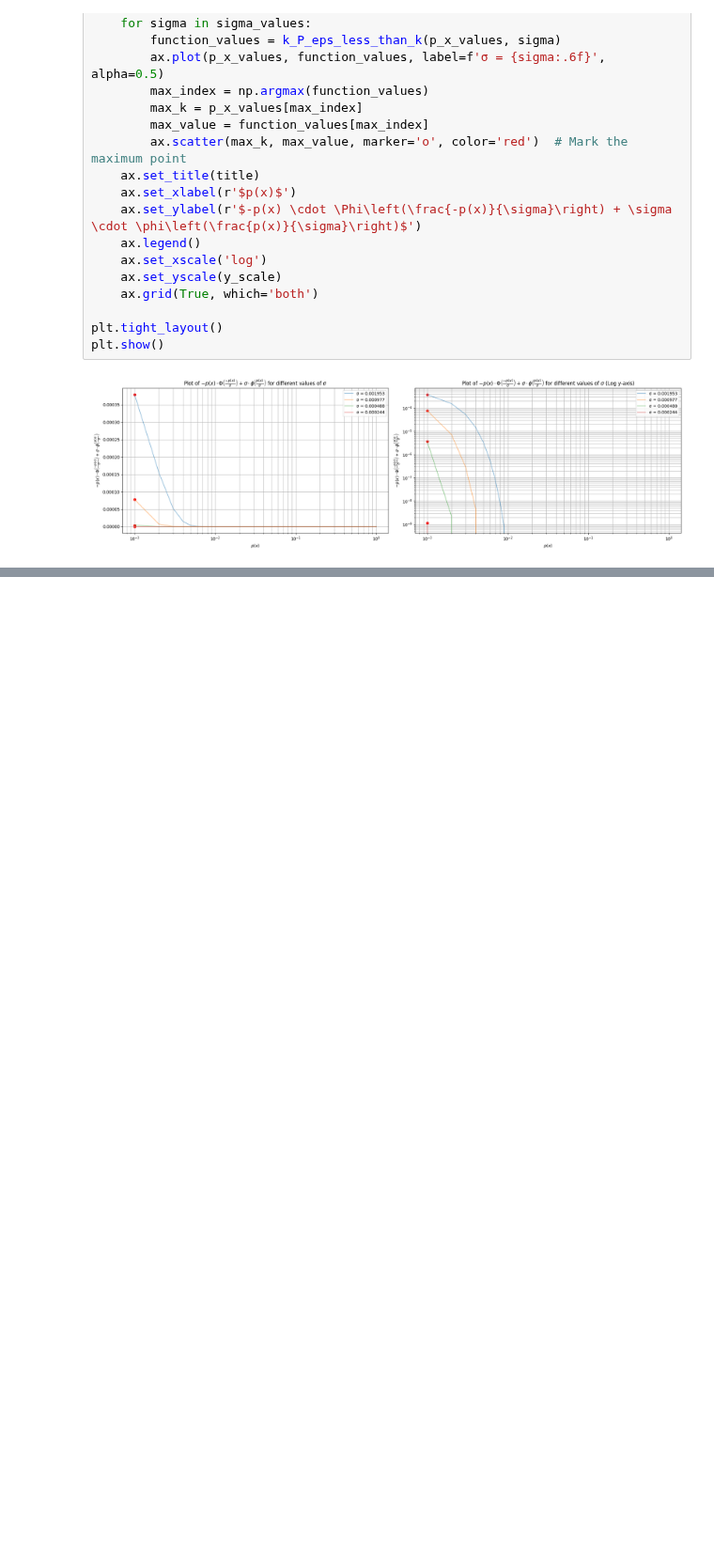
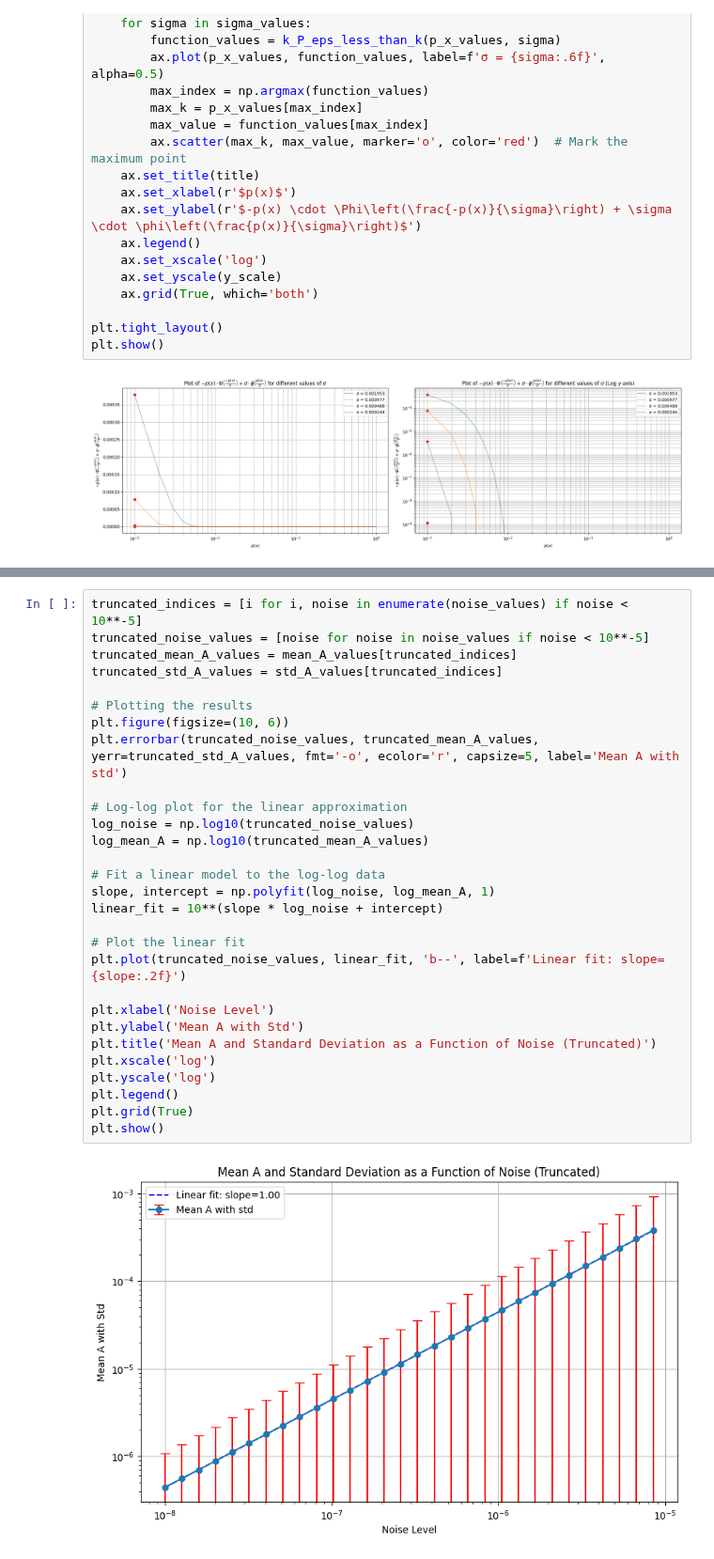
Before and after one commit to warik21/Thesis, a Jupyter notebook: alpha_p.ipynb, the cells around one changed output, grey strips where cells are left out. Shown at 94% size. Drawn from its saved outputs; the diff is of its cells as text; blank space fills up the shorter version.

```diff
--- a/alpha_p.ipynb
+++ b/alpha_p.ipynb
@@ -426,0 +504,31 @@ plt.show()
+# %%
+truncated_indices = [i for i, noise in enumerate(noise_values) if noise < 10**-5]
+truncated_noise_values = [noise for noise in noise_values if noise < 10**-5]
+truncated_mean_A_values = mean_A_values[truncated_indices]
+truncated_std_A_values = std_A_values[truncated_indices]
+
+# Plotting the results
+plt.figure(figsize=(10, 6))
+plt.errorbar(truncated_noise_values, truncated_mean_A_values, yerr=truncated_std_A_values, fmt='-o', ecolor='r', capsize=5, label='Mean A with std')
+
+# Log-log plot for the linear approximation
+log_noise = np.log10(truncated_noise_values)
+log_mean_A = np.log10(truncated_mean_A_values)
+
+# Fit a linear model to the log-log data
+slope, intercept = np.polyfit(log_noise, log_mean_A, 1)
+linear_fit = 10**(slope * log_noise + intercept)
+
+# Plot the linear fit
+plt.plot(truncated_noise_values, linear_fit, 'b--', label=f'Linear fit: slope={slope:.2f}')
+
+plt.xlabel('Noise Level')
+plt.ylabel('Mean A with Std')
+plt.title('Mean A and Standard Deviation as a Function of Noise (Truncated)')
+plt.xscale('log')
+plt.yscale('log')
+plt.legend()
+plt.grid(True)
+plt.show()
+# %% [output]
+[figure, added]
```
Also changed, not shown: parts of 18 cells of this notebook.
